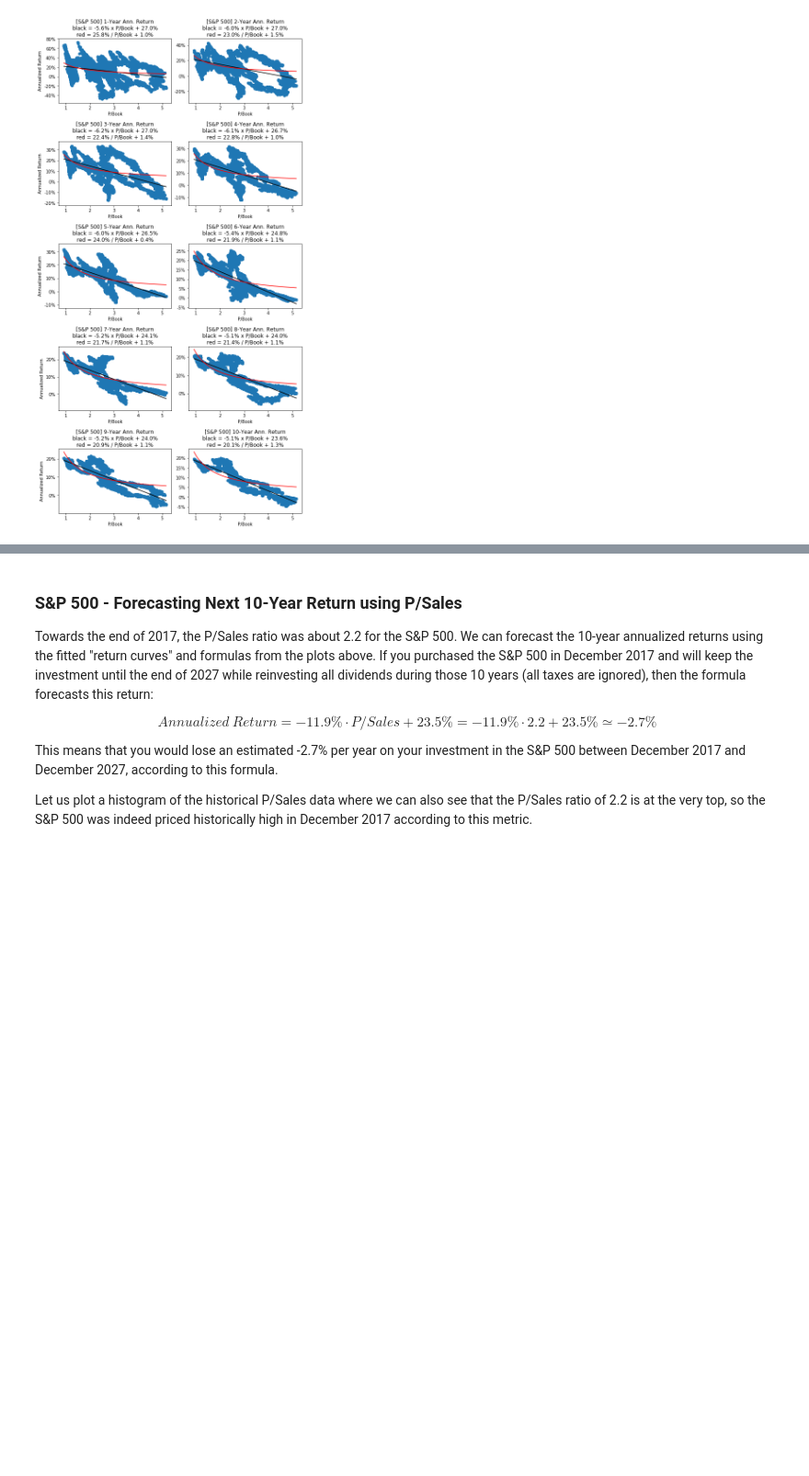
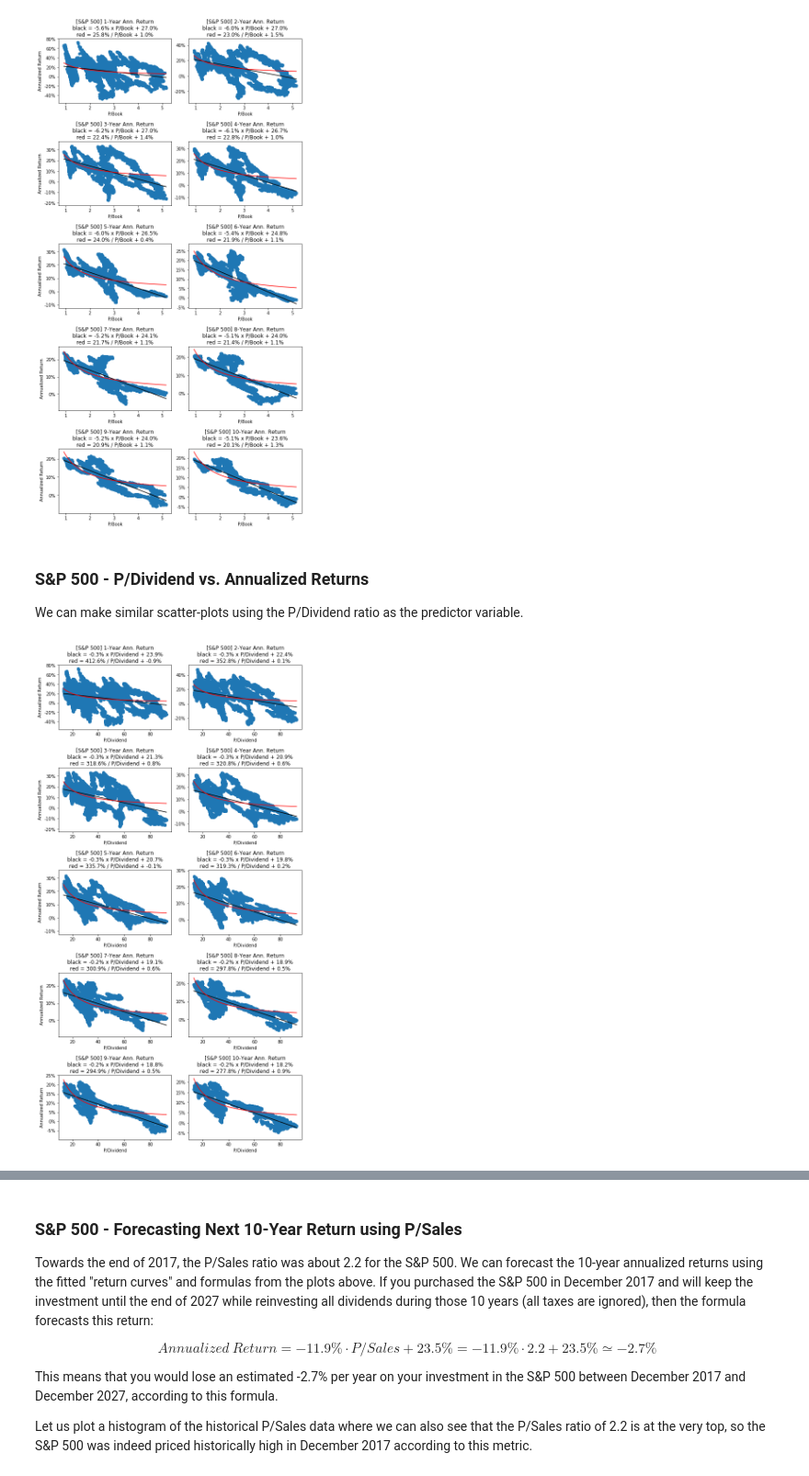
Before and after one commit to Hvass-Labs/FinanceOps, a Jupyter notebook: 01_Forecasting_Long-Term_Stock_Returns.ipynb, the cells around one changed output, grey strips where cells are left out. Shown at 92% size. Saved outputs shown, nothing was run; the diff lists cells and outputs as text; code cells hidden in the pictures; blank space fills up the shorter version.

```diff
--- a/01_Forecasting_Long-Term_Stock_Returns.ipynb
+++ b/01_Forecasting_Long-Term_Stock_Returns.ipynb
@@ -328,3 +367,11 @@ We can make similar scatter-plots using the P/Book ratio instead of the P/Sales
 plot_ann_returns(ticker=ticker_SP500, df=df_SP500, key=PBOOK)
 # %% [output]
 [figure]
+# %% [markdown]
+### S&P 500 - P/Dividend vs. Annualized Returns
+
+We can make similar scatter-plots using the P/Dividend ratio as the predictor variable.
+# %%
+plot_ann_returns(ticker=ticker_SP500, df=df_SP500, key=PDIVIDEND)
+# %% [output]
+[figure, added]
```
Also changed, not shown: parts of 20 cells of this notebook, 2 other files.
